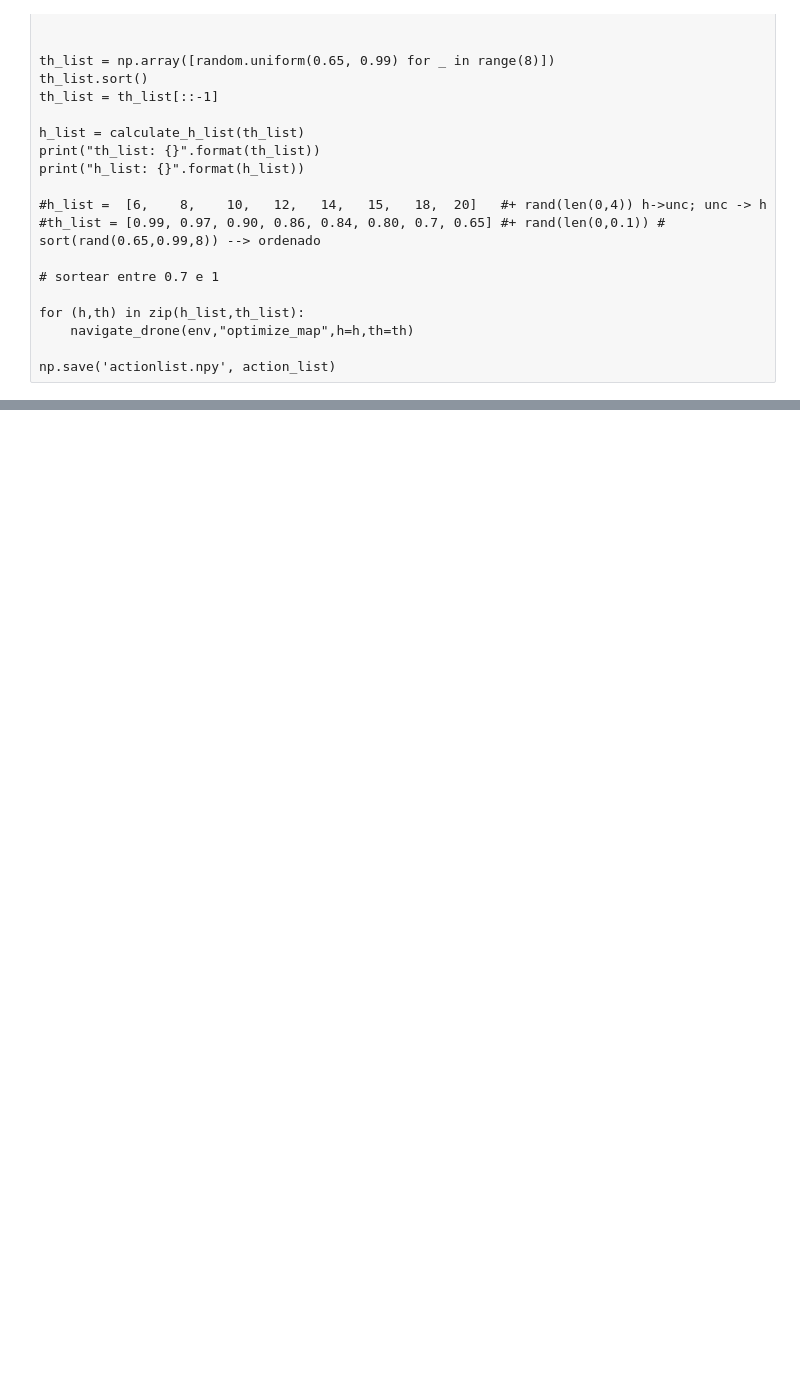
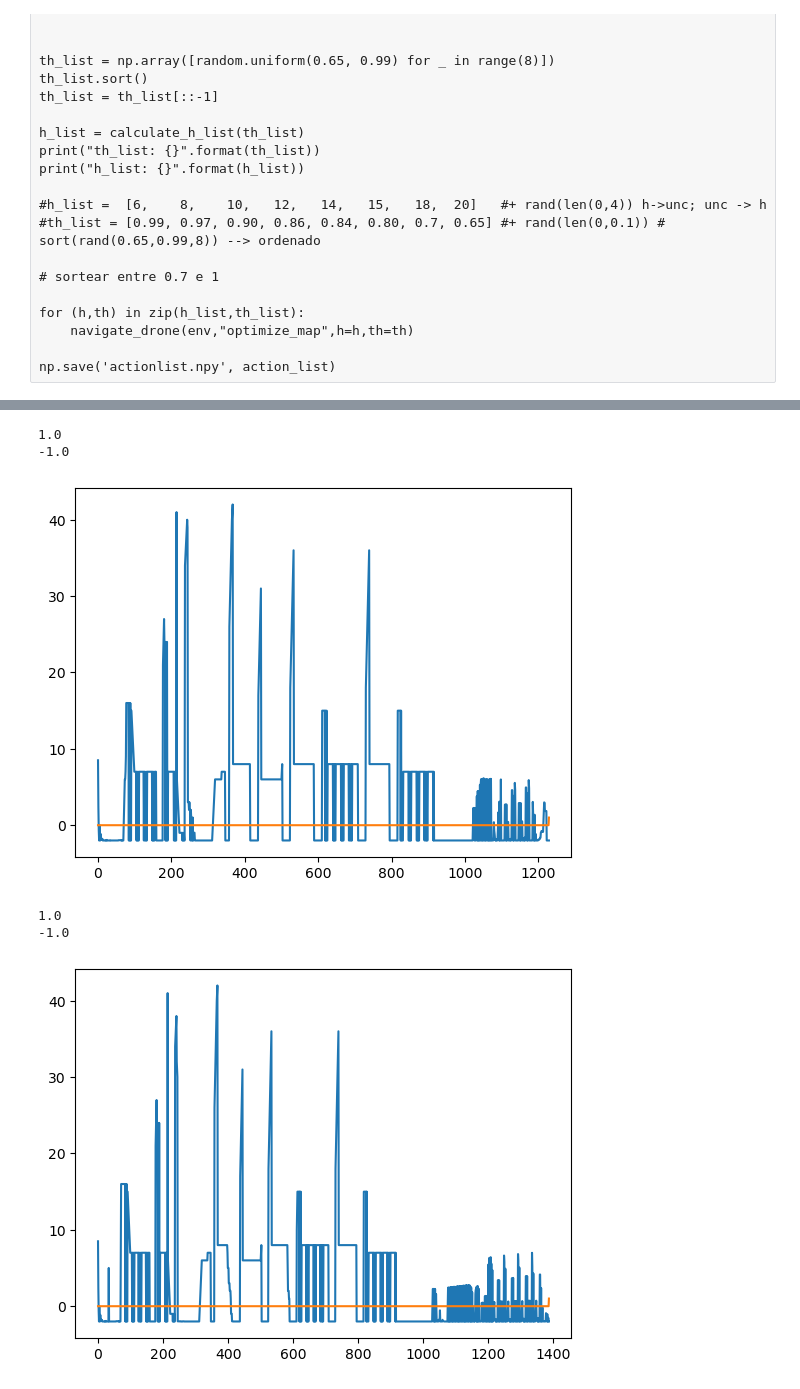
Before and after one commit to Gbrtenorio/online-dt, a Jupyter notebook: Creating Dataset.ipynb, the cells around one changed output, grey strips where cells are left out. Drawn from its saved outputs; the diff is of its cells as text; code cells hidden in the pictures; blank space fills up the shorter version.

```diff
--- a/Creating Dataset.ipynb
+++ b/Creating Dataset.ipynb
@@ -52,6 +67,13 @@ def nearest_neighbor(A, start):
 
     return path, cost
 
+
+def normalize_action(action, env):
+    # Normalzies the action between -1 and 1 after lower/highter bounding
+    action = np.minimum(np.maximum(action, env.action_space.low*env.denormalize_action_factor),env.action_space.high*env.denormalize_action_factor)
+    action = action/env.denormalize_action_factor
+    return action
+
 #  move_drone(env,[initial_state[0],initial_state[1],h])
 
 def move_drone(env,desired_position):
@@ -70,6 +92,7 @@ def move_drone(env,desired_position):
 
     # height feedback
     while(dist_h>1):
+        #print(env.state[2])
         error_h = des_h-curr_h
         dist_h = distance.euclidean([des_h],[curr_h])
         # calculate the output (speed) of the controller
@@ -77,8 +100,9 @@ def move_drone(env,desired_position):
         if dist_h>5: action = np.append([0,0],speed_h*1) # action_xy = 0
         else: action = np.append([0,0],speed_h/5)
         # Run the speed on the Env.
+        action = normalize_action(action, env)
+        action_list.append(action)
         next_state, _, done, _ = env.step(action)
-        action_list.append(action)
 
         #print(done)
         curr_h = env.state[-2]
@@ -95,12 +119,9 @@ def move_drone(env,desired_position):
         else: action = np.append(speed_xy/5,0)
         # Run the speed on the Env.
 
-        ### PROCESS ACTION
-        action = np.minimum(np.maximum(action, env.action_space.low*env.denormalize_action_factor),env.action_space.high*env.denormalize_action_factor)
-        action = action/env.denormalize_action_factor
-
+        action = normalize_action(action, env)
+        action_list.append(action)
         next_state, _, done, _ = env.step(action)
-        action_list.append(action)
 
         #print(done)
         curr_xy = env.state[:-2]
@@ -408,0 +489,14 @@ plt.imshow(env.f_decay)
+# %%
+for data in dataset:
+    print(np.max(data['actions']))
+    print(np.min(data['actions']))
+    plt.plot(data['rewards'])
+    plt.plot(data['terminals'])
+    plt.show()
+# %% [output]
+1.0
+-1.0
+[figure, added]
+1.0
+-1.0
+[figure, added]
```
Also changed, not shown: parts of 20 cells of this notebook, 5 other files.
